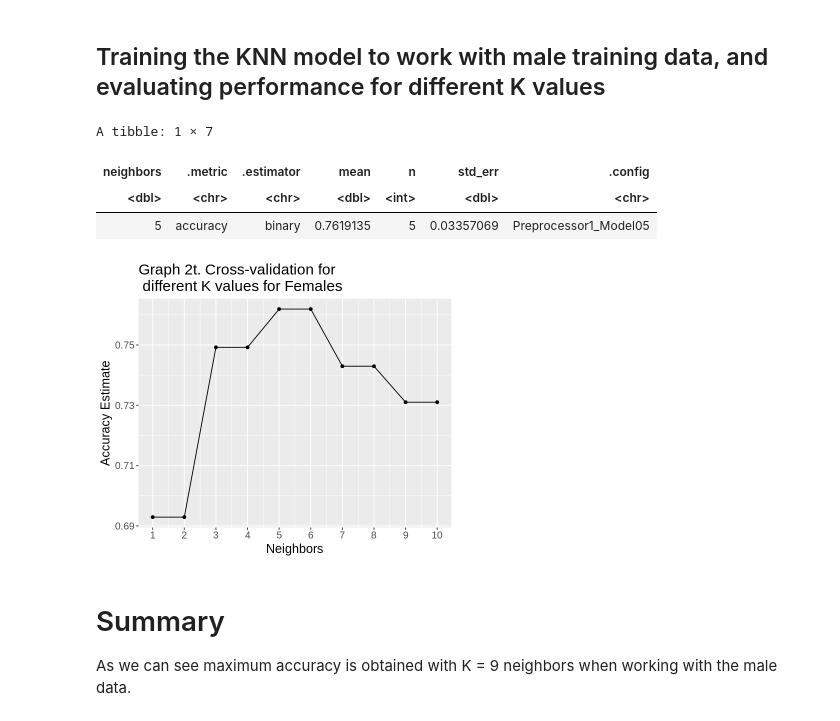
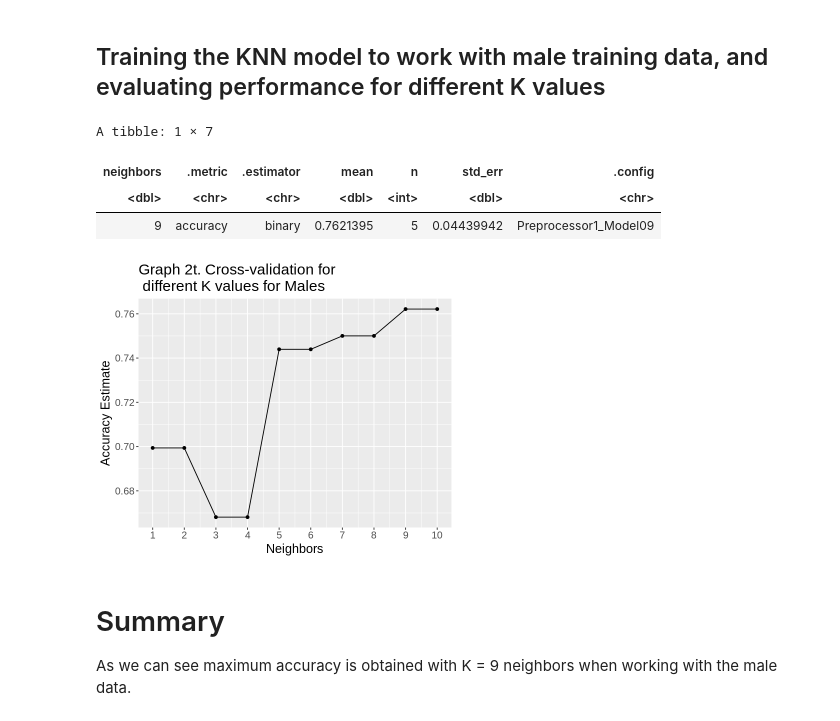
Before and after one commit to szulkifl/dsci-data-analysis-project-44, a Jupyter notebook: project_report.ipynb, the cells around one changed output. Drawn from its saved outputs; the diff is of its cells as text; code cells hidden in the pictures.

```diff
--- a/project_report.ipynb
+++ b/project_report.ipynb
@@ -445,36 +508,36 @@ model <- nearest_neighbor (weight_func ="rectangular", neighbors = tune())|>
 knn_male <- workflow() |>
      add_recipe(recipe_male) |>
      add_model(model) |>
      tune_grid(resamples = vfold_male, grid = values) |>
      collect_metrics()
 
 accuracy_male<- knn_male |>
       filter(.metric == "accuracy")
 
 
 cross_val_males <- ggplot(accuracy_male, aes(x = neighbors, y = mean))+
                    geom_point() +
                    geom_line() +
                    labs(x = "Neighbors", y = "Accuracy Estimate") +
-                   ggtitle ("Graph 2t. Cross-validation for \n different K values for Females")+
+                   ggtitle ("Graph 2t. Cross-validation for \n different K values for Males")+
                    scale_x_continuous(breaks = 1:10) +
                    theme(text = element_text(size = 15))
 
 accuracy_male_max <- accuracy_male |>
                     arrange(desc(mean)) |>
                     slice(1)
 
 
 #the K value for max accuracy of female classifier
 accuracy_male_max
 #graph 2t
 cross_val_males
 # %% [output]
 A tibble: 1 × 7
 | neighbors | .metric | .estimator | mean | n | std_err | .config |
 | <dbl> | <chr> | <chr> | <dbl> | <int> | <dbl> | <chr> |
-| 5 | accuracy | binary | 0.7619135 | 5 | 0.03357069 | Preprocessor1_Model05 |
+| 9 | accuracy | binary | 0.7621395 | 5 | 0.04439942 | Preprocessor1_Model09 |
-[figure, old version]
+[figure, new version]
 # %% [markdown]
 # Summary
 As we can see maximum accuracy is obtained with K = 9 neighbors when working with the male data.
```
Also changed, not shown: parts of 28 cells of this notebook.
